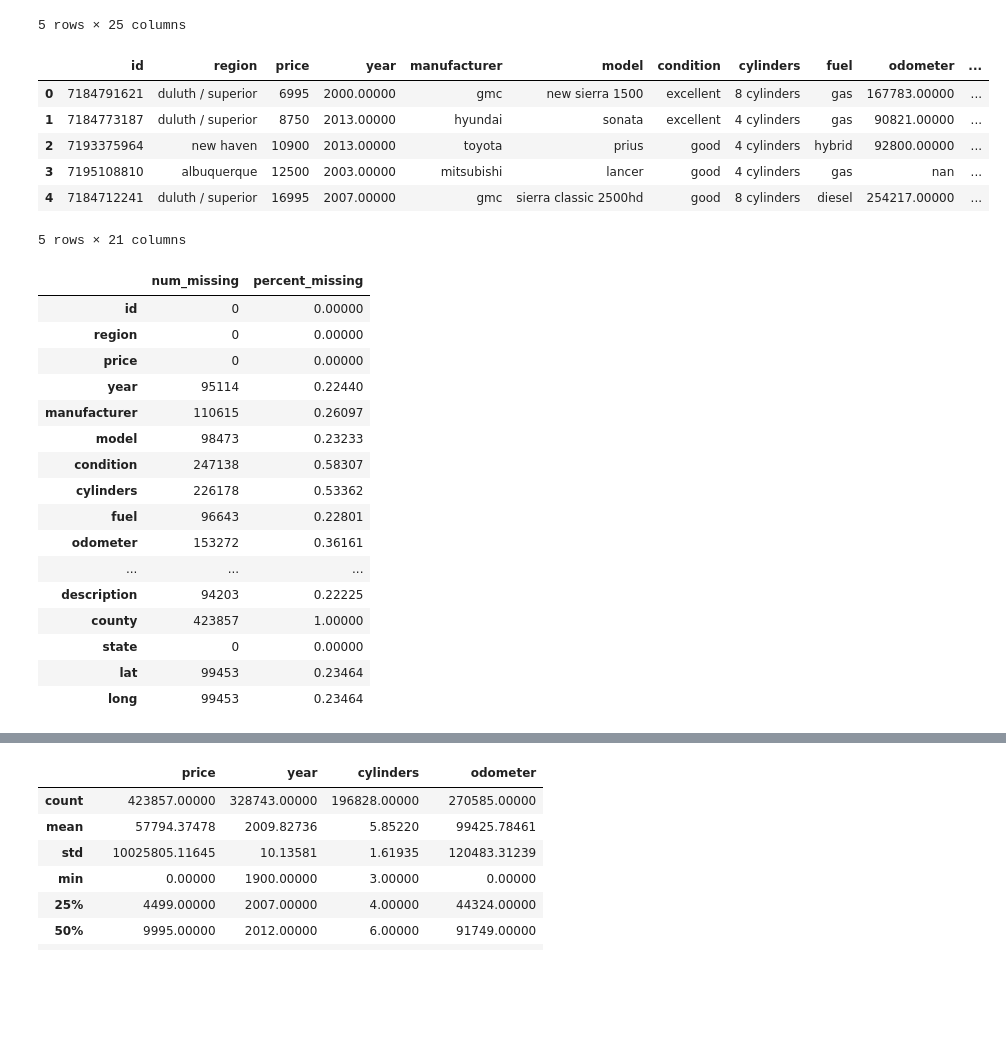
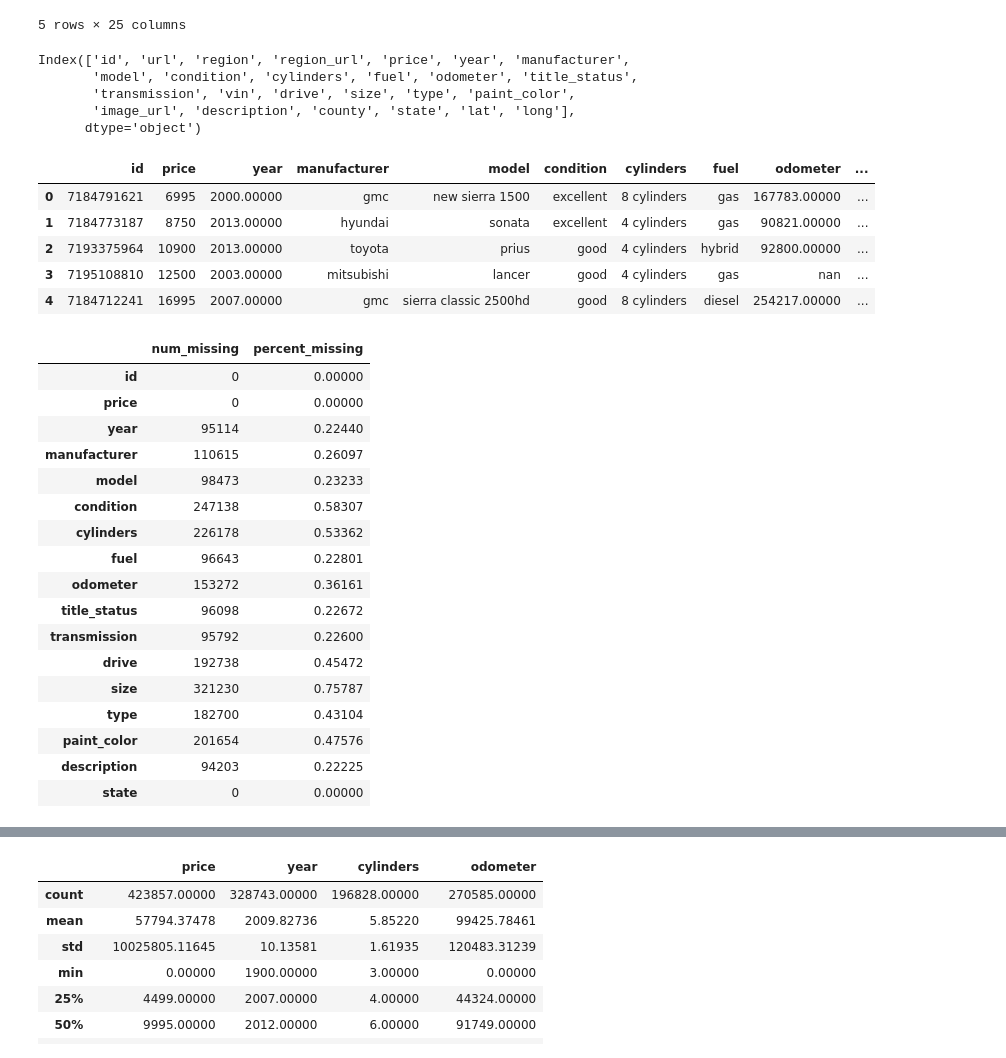
Before and after one commit to matthiasronnau/BANA-212-Final-Project, a Jupyter notebook: BANA-212 Final Project.ipynb, the cells around one changed output, grey strips where cells are left out. Saved outputs shown, nothing was run; the diff lists cells and outputs as text; code cells hidden in the pictures; blank space fills up the shorter version.

```diff
--- a/BANA-212 Final Project.ipynb
+++ b/BANA-212 Final Project.ipynb
@@ -22,18 +22,25 @@ cars.head()
 | 3 | 7195108810 | https://albuquerque.craigslist.or... | albuquerque | https://albuquerque.craigslist.org | 12500 | 2003.00000 | mitsubishi | lancer | good | 4 cylinders | ... |
 | 4 | 7184712241 | https://duluth.craigslist.org/ctd... | duluth / superior | https://duluth.craigslist.org | 16995 | 2007.00000 | gmc | sierra classic 2500hd | good | 8 cylinders | ... |
 5 rows × 25 columns
+# %%
+cars.columns
+# %% [output]
+Index(['id', 'url', 'region', 'region_url', 'price', 'year', 'manufacturer',
+       'model', 'condition', 'cylinders', 'fuel', 'odometer', 'title_status',
+       'transmission', 'vin', 'drive', 'size', 'type', 'paint_color',
+       'image_url', 'description', 'county', 'state', 'lat', 'long'],
+      dtype='object')
 # %%
 #Remove columns unnescessary for the analysis
-cars.drop(["url", "region_url", "image_url", "vin"], axis = 1, inplace = True)
+cars.drop(["url", "region", "region_url", "vin", "image_url", "county", "lat", "long"], axis = 1, inplace = True)
 cars.head()
 # %% [output]
-|  | id | region | price | year | manufacturer | model | condition | cylinders | fuel | odometer | ... |
-| 0 | 7184791621 | duluth / superior | 6995 | 2000.00000 | gmc | new sierra 1500 | excellent | 8 cylinders | gas | 167783.00000 | ... |
-| 1 | 7184773187 | duluth / superior | 8750 | 2013.00000 | hyundai | sonata | excellent | 4 cylinders | gas | 90821.00000 | ... |
-| 2 | 7193375964 | new haven | 10900 | 2013.00000 | toyota | prius | good | 4 cylinders | hybrid | 92800.00000 | ... |
-| 3 | 7195108810 | albuquerque | 12500 | 2003.00000 | mitsubishi | lancer | good | 4 cylinders | gas | nan | ... |
-| 4 | 7184712241 | duluth / superior | 16995 | 2007.00000 | gmc | sierra classic 2500hd | good | 8 cylinders | diesel | 254217.00000 | ... |
+|  | id | price | year | manufacturer | model | condition | cylinders | fuel | odometer | ... |
+| 0 | 7184791621 | 6995 | 2000.00000 | gmc | new sierra 1500 | excellent | 8 cylinders | gas | 167783.00000 | ... |
+| 1 | 7184773187 | 8750 | 2013.00000 | hyundai | sonata | excellent | 4 cylinders | gas | 90821.00000 | ... |
+| 2 | 7193375964 | 10900 | 2013.00000 | toyota | prius | good | 4 cylinders | hybrid | 92800.00000 | ... |
+| 3 | 7195108810 | 12500 | 2003.00000 | mitsubishi | lancer | good | 4 cylinders | gas | nan | ... |
+| 4 | 7184712241 | 16995 | 2007.00000 | gmc | sierra classic 2500hd | good | 8 cylinders | diesel | 254217.00000 | ... |
-5 rows × 21 columns
 # %%
 #Look at the number and percent of missing values for each column
 missing = pd.DataFrame(cars.isna().sum())
@@ -43,7 +50,6 @@ missing
 # %% [output]
 |  | num_missing | percent_missing |
 | id | 0 | 0.00000 |
-| region | 0 | 0.00000 |
 | price | 0 | 0.00000 |
 | year | 95114 | 0.22440 |
 | manufacturer | 110615 | 0.26097 |
@@ -52,9 +58,11 @@ missing
 | cylinders | 226178 | 0.53362 |
 | fuel | 96643 | 0.22801 |
 | odometer | 153272 | 0.36161 |
-| ... | ... | ... |
+| title_status | 96098 | 0.22672 |
+| transmission | 95792 | 0.22600 |
+| drive | 192738 | 0.45472 |
+| size | 321230 | 0.75787 |
+| type | 182700 | 0.43104 |
+| paint_color | 201654 | 0.47576 |
 | description | 94203 | 0.22225 |
-| county | 423857 | 1.00000 |
 | state | 0 | 0.00000 |
-| lat | 99453 | 0.23464 |
-| long | 99453 | 0.23464 |
```
Also changed, not shown: parts of 9 cells of this notebook.
